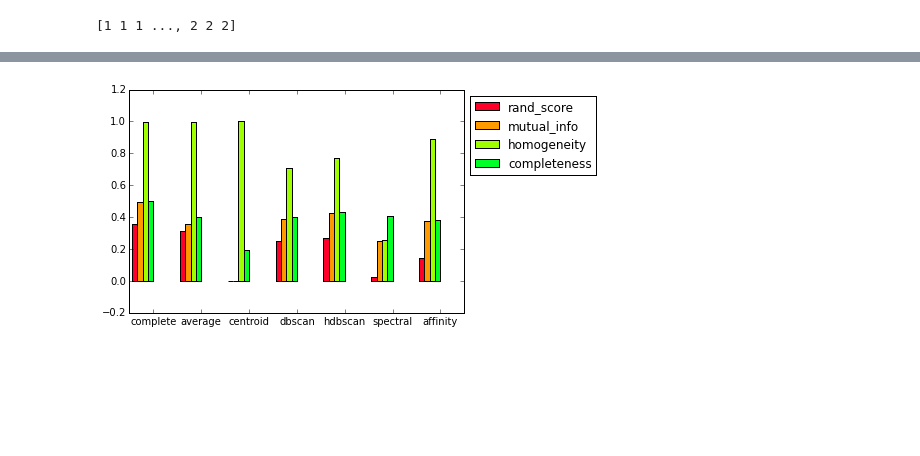
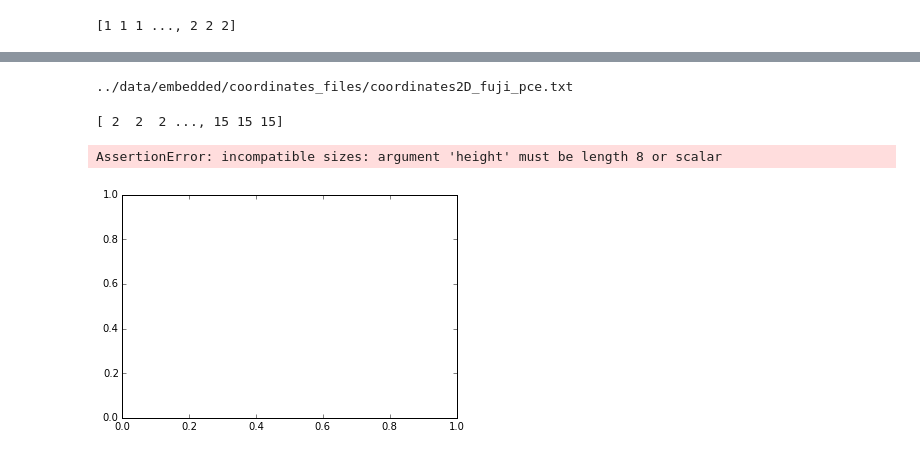
Before and after one commit to nlesc-sherlock/cluster-analysis, a Jupyter notebook: clustit/Clustering_Fuji.ipynb, the cells around one changed output, grey strips where cells are left out. Saved outputs shown, nothing was run; the diff lists cells and outputs as text; code cells hidden in the pictures; blank space fills up the shorter version.

Commit message:
added kmeans for Fuji dataset

```diff
--- a/clustit/Clustering_Fuji.ipynb
+++ b/clustit/Clustering_Fuji.ipynb
@@ -92,37 +99,50 @@ print(labels_affinity)
+# %%
+print(largevis_file)
+# %% [output]
+../data/embedded/coordinates_files/coordinates2D_fuji_pce.txt
+# %%
+from clustit.algorithms import kmeans
+labels_embedded_kmeans = kmeans(embedded_space=oc, n_clusters=19)
+print(labels_embedded_kmeans)
+# %% [output]
+[ 2  2  2 ..., 15 15 15]
 # %%
 from clustit import metrics
-algorithms = ['complete', 'average', 'centroid', 'dbscan', 'hdbscan', 'spectral', 'affinity']
+algorithms = ['complete', 'average', 'centroid', 'dbscan', 'hdbscan', 'spectral', 'affinity','kmeans']
 labels = [labels_complete, labels_average, labels_centroid, labels_dbscan, labels_hdbscan, labels_spectral, labels_affinity]
-metric = ['rand_score', 'mutual_info', 'homogeneity', 'completeness']
+metric = ['rand_score', 'mutual_info', 'homogeneity', 'completeness','tpr','tnr']
 results = {i:[] for i in metric}
 
 for k,v in zip(algorithms, labels):
     results['rand_score'].append(metrics.adjusted_rand_score(ground_truth_labels, v))
     results['mutual_info'].append(metrics.adjusted_mutual_info_score(ground_truth_labels, v))
     results['homogeneity'].append(metrics.homogeneity_score(ground_truth_labels, v))
     results['completeness'].append(metrics.completeness_score(ground_truth_labels, v))
+    results['tpr'].append(metrics.tpr(ground_truth_labels, v))
+    results['tnr'].append(metrics.tnr(ground_truth_labels, v))
 
 def plot_results(algorithms, metric, results):
     """
     Function that creates a bar char for a list of algorithms
     that have been benchmarked using a list of metrics.
     Results is a dictionary with metrics as keys, values are lists
     that contain one value per algorithm.
     """
     width = 1.0/(len(algorithms)+2)                             #width that leaves bar of whitespace between groups
     x_ind = numpy.arange(len(algorithms)) + 0.5*width           #0.5 width is to make bargroup centered on its tick
     bars = []
     for i in range(len(metric)):
         color = 1.0/len(x_ind)*i                                #map i into [0,1] to get distinct colors
         bars.append(pyplot.bar(x_ind+i*width, results[metric[i]], width=width, color=pyplot.cm.gist_rainbow(color)))
     ax = pyplot.gcf().gca()
     ax.set_xticks(x_ind + (len(x_ind)/float(2)+0.5)*width)      #nicely center the xticks among the bars
     ax.set_xticklabels(algorithms)
     ax.legend(bars, metric, loc='upper left', bbox_to_anchor=(1, 1))
 
 plot_results(algorithms, metric, results)
 # %% [output]
+AssertionError: incompatible sizes: argument 'height' must be length 8 or scalar
-[figure, old version]
+[figure, new version]
 # %%
 #read output from LargeVis for this data set
 from clustit.output import OutputCollection
```
Also changed, not shown: parts of 3 cells of this notebook.
